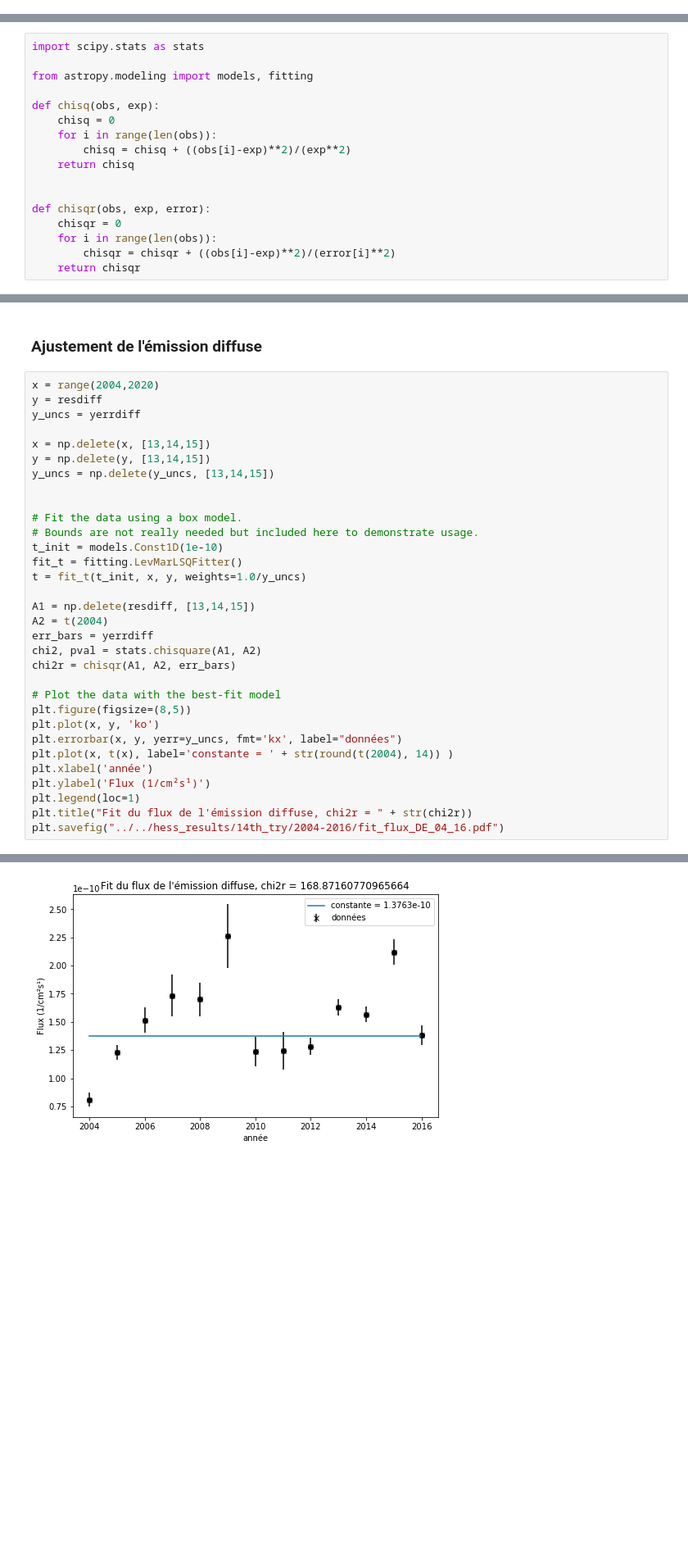
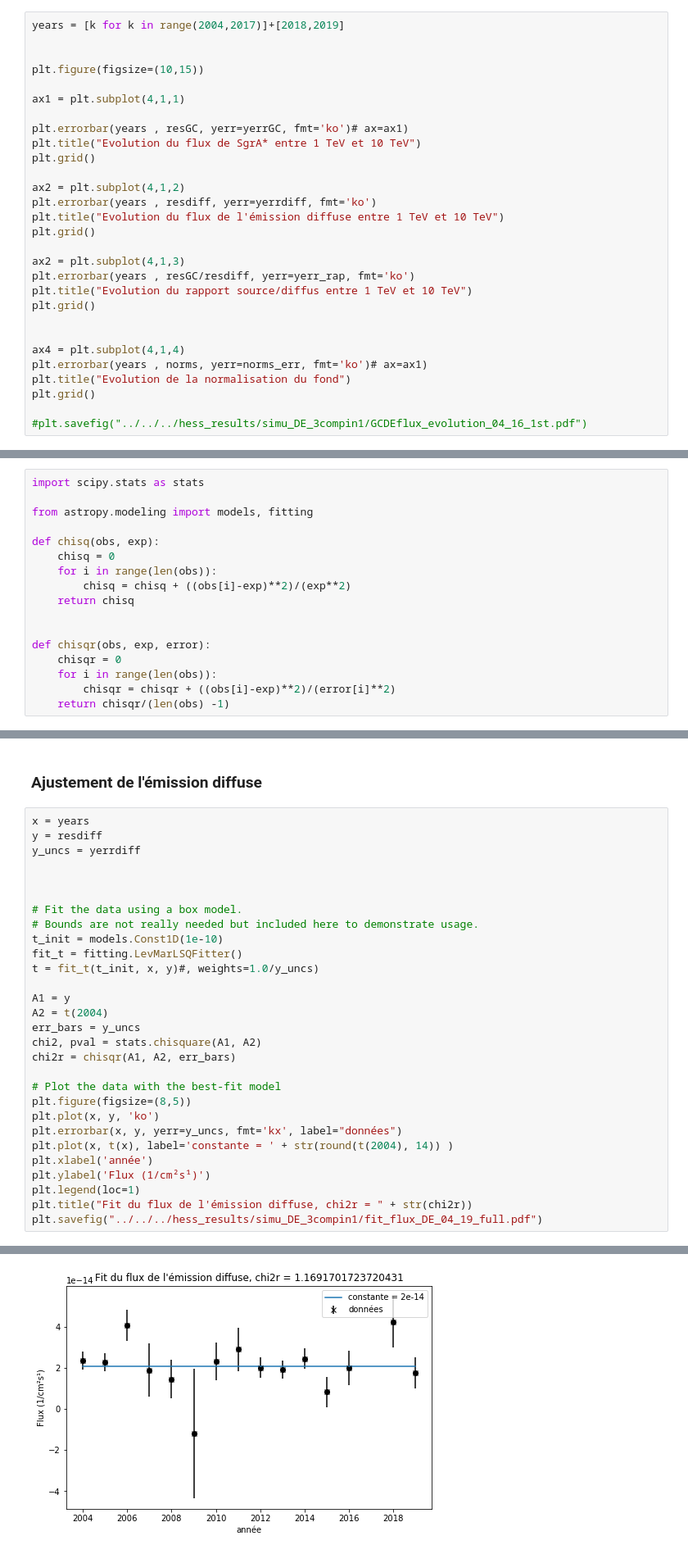
Before and after one commit to SamZouari/hess, a Jupyter notebook: notebooks0.15/analyse3D/simu_evolution_3comp_diffuse.ipynb, the cells around one changed output, grey strips where cells are left out. Shown: that part at 82% size. Saved outputs shown, nothing was run; the diff lists cells and outputs as text; blank space fills up the shorter version.

```diff
--- a/notebooks0.15/analyse3D/simu_evolution_3comp_diffuse.ipynb
+++ b/notebooks0.15/analyse3D/simu_evolution_3comp_diffuse.ipynb
@@ -515,0 +570,29 @@ plt.savefig("../../../hess_results/simu_3comp/GCDEflux_evolution_04_16_1st.pdf")
+# %%
+years = [k for k in range(2004,2017)]+[2018,2019]
+
+
+plt.figure(figsize=(10,15))
+
+ax1 = plt.subplot(4,1,1)
+
+plt.errorbar(years , resGC, yerr=yerrGC, fmt='ko')# ax=ax1)
+plt.title("Evolution du flux de SgrA* entre 1 TeV et 10 TeV")
+plt.grid()
+
+ax2 = plt.subplot(4,1,2)
+plt.errorbar(years , resdiff, yerr=yerrdiff, fmt='ko')
+plt.title("Evolution du flux de l'émission diffuse entre 1 TeV et 10 TeV")
+plt.grid()
+
+ax2 = plt.subplot(4,1,3)
+plt.errorbar(years , resGC/resdiff, yerr=yerr_rap, fmt='ko')
+plt.title("Evolution du rapport source/diffus entre 1 TeV et 10 TeV")
+plt.grid()
+
+
+ax4 = plt.subplot(4,1,4)
+plt.errorbar(years , norms, yerr=norms_err, fmt='ko')# ax=ax1)
+plt.title("Evolution de la normalisation du fond")
+plt.grid()
+
+#plt.savefig("../../../hess_results/simu_DE_3compin1/GCDEflux_evolution_04_16_1st.pdf")
@@ -536,7 +623,7 @@ def chisqr(obs, exp, error):
     chisqr = 0
     for i in range(len(obs)):
         chisqr = chisqr + ((obs[i]-exp)**2)/(error[i]**2)
-    return chisqr
+    return chisqr/(len(obs) -1)
 # %% [markdown]
 ### Ajustement de l'évolution de la source
 # %%
@@ -579,40 +664,37 @@ WARNING: Model is linear in parameters; consider using linear fitting methods. [
 # %% [markdown]
 ### Ajustement de l'émission diffuse
 # %%
-x = range(2004,2020)
+x = years
 y = resdiff
 y_uncs = yerrdiff
 
-x = np.delete(x, [13,14,15])
-y = np.delete(y, [13,14,15])
-y_uncs = np.delete(y_uncs, [13,14,15])
 
 
 # Fit the data using a box model.
 # Bounds are not really needed but included here to demonstrate usage.
 t_init = models.Const1D(1e-10)
 fit_t = fitting.LevMarLSQFitter()
-t = fit_t(t_init, x, y, weights=1.0/y_uncs)
+t = fit_t(t_init, x, y)#, weights=1.0/y_uncs)
 
-A1 = np.delete(resdiff, [13,14,15])
+A1 = y
 A2 = t(2004)
-err_bars = yerrdiff
+err_bars = y_uncs
 chi2, pval = stats.chisquare(A1, A2)
 chi2r = chisqr(A1, A2, err_bars)
 
 # Plot the data with the best-fit model
 plt.figure(figsize=(8,5))
 plt.plot(x, y, 'ko')
 plt.errorbar(x, y, yerr=y_uncs, fmt='kx', label="données")
 plt.plot(x, t(x), label='constante = ' + str(round(t(2004), 14)) )
 plt.xlabel('année')
 plt.ylabel('Flux (1/cm²s¹)')
 plt.legend(loc=1)
 plt.title("Fit du flux de l'émission diffuse, chi2r = " + str(chi2r))
-plt.savefig("../../hess_results/14th_try/2004-2016/fit_flux_DE_04_16.pdf")
+plt.savefig("../../../hess_results/simu_DE_3compin1/fit_flux_DE_04_19_full.pdf")
 # %% [output]
 WARNING: Model is linear in parameters; consider using linear fitting methods. [astropy.modeling.fitting]
-[figure, old version]
+[figure, new version]
 # %% [markdown]
 ### On regarde le rapport entre les 2
 # %%
```
Also changed, not shown: parts of 35 cells of this notebook, 6 other files.
